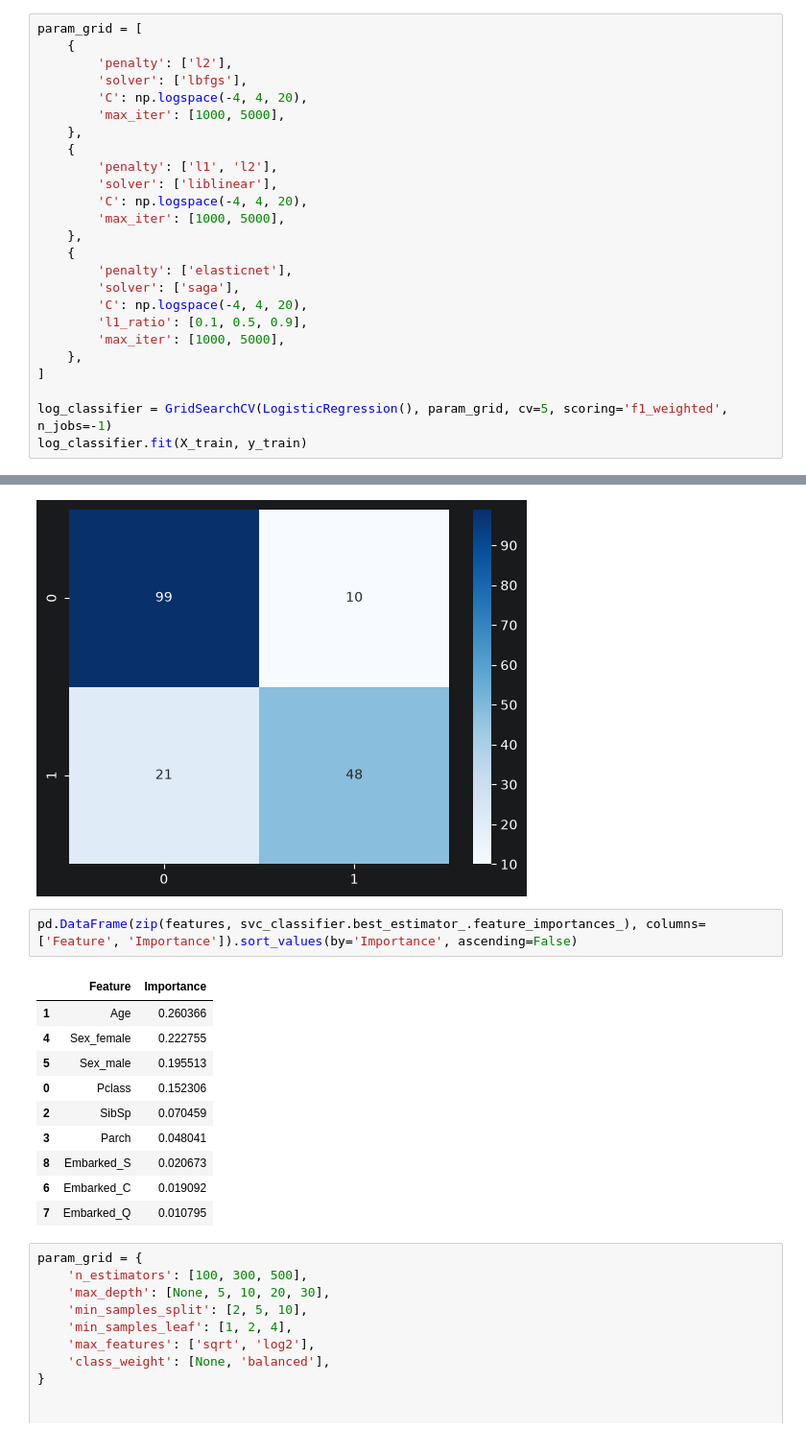
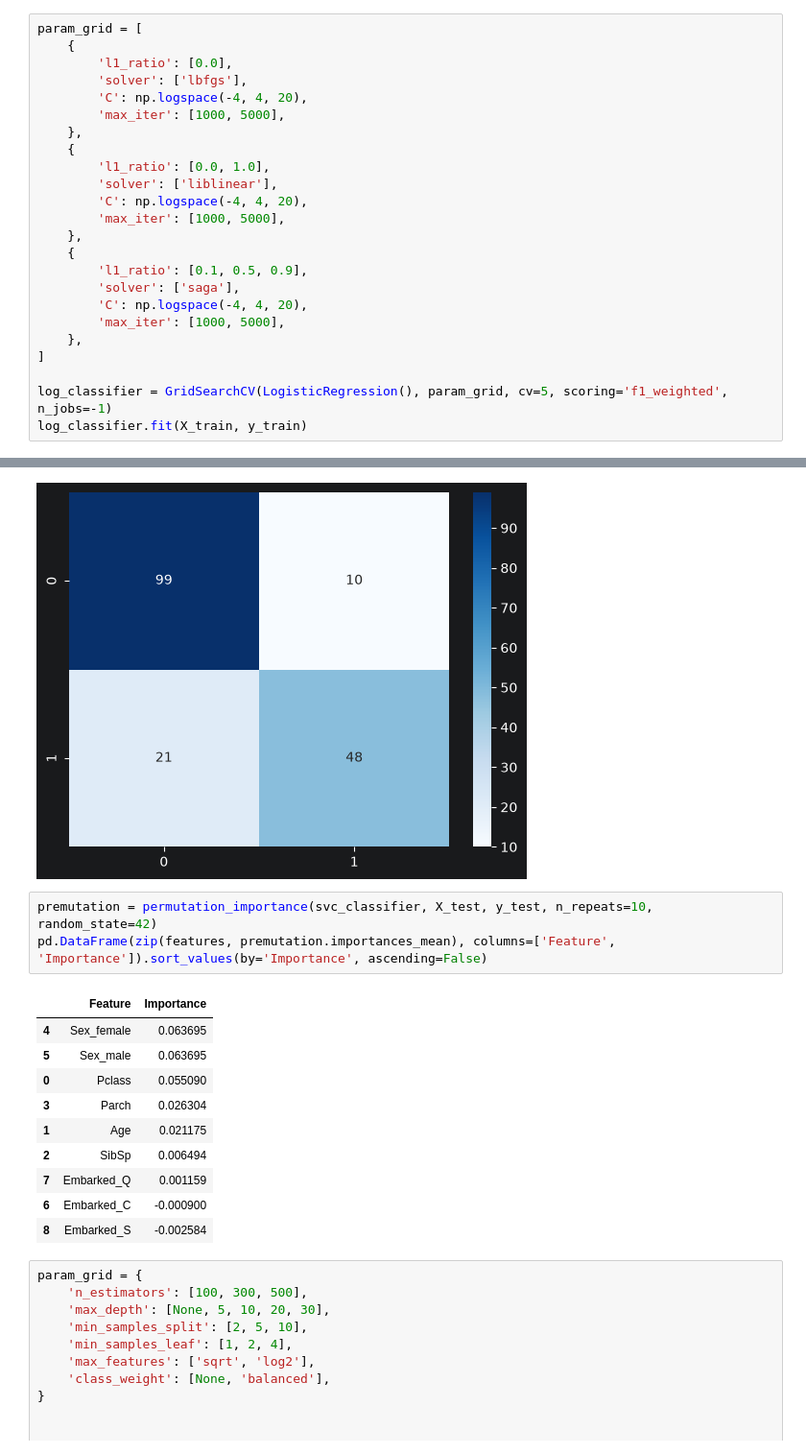
Before and after one commit to koros-rk/goit-ds-hw, a Jupyter notebook: kaggle_titanic.ipynb, the cells around one changed output, grey strips where cells are left out. Shown at 96% size. Saved outputs shown, nothing was run; the diff lists cells and outputs as text.

```diff
--- a/kaggle_titanic.ipynb
+++ b/kaggle_titanic.ipynb
@@ -158,22 +162,21 @@ X_train, X_test, y_train, y_test = train_test_split(
 # %%
 param_grid = [
     {
-        'penalty': ['l2'],
+        'l1_ratio': [0.0],
         'solver': ['lbfgs'],
         'C': np.logspace(-4, 4, 20),
         'max_iter': [1000, 5000],
     },
     {
-        'penalty': ['l1', 'l2'],
+        'l1_ratio': [0.0, 1.0],
         'solver': ['liblinear'],
         'C': np.logspace(-4, 4, 20),
         'max_iter': [1000, 5000],
     },
     {
-        'penalty': ['elasticnet'],
+        'l1_ratio': [0.1, 0.5, 0.9],
         'solver': ['saga'],
         'C': np.logspace(-4, 4, 20),
-        'l1_ratio': [0.1, 0.5, 0.9],
         'max_iter': [1000, 5000],
     },
 ]
@@ -281,18 +284,19 @@ sns.heatmap(cm, annot=True, fmt='d', cmap='Blues')
 <Axes: >
 [figure]
 # %%
-pd.DataFrame(zip(features, svc_classifier.best_estimator_.feature_importances_), columns=['Feature', 'Importance']).sort_values(by='Importance', ascending=False)
+premutation = permutation_importance(svc_classifier, X_test, y_test, n_repeats=10, random_state=42)
+pd.DataFrame(zip(features, premutation.importances_mean), columns=['Feature', 'Importance']).sort_values(by='Importance', ascending=False)
 # %% [output]
 |  | Feature | Importance |
-| 1 | Age | 0.260366 |
-| 4 | Sex_female | 0.222755 |
-| 5 | Sex_male | 0.195513 |
-| 0 | Pclass | 0.152306 |
-| 2 | SibSp | 0.070459 |
-| 3 | Parch | 0.048041 |
-| 8 | Embarked_S | 0.020673 |
-| 6 | Embarked_C | 0.019092 |
-| 7 | Embarked_Q | 0.010795 |
+| 4 | Sex_female | 0.063695 |
+| 5 | Sex_male | 0.063695 |
+| 0 | Pclass | 0.055090 |
+| 3 | Parch | 0.026304 |
+| 1 | Age | 0.021175 |
+| 2 | SibSp | 0.006494 |
+| 7 | Embarked_Q | 0.001159 |
+| 6 | Embarked_C | -0.000900 |
+| 8 | Embarked_S | -0.002584 |
 # %%
 param_grid = {
     'n_estimators': [100, 300, 500],
```
Also changed, not shown: parts of 2 cells of this notebook.
